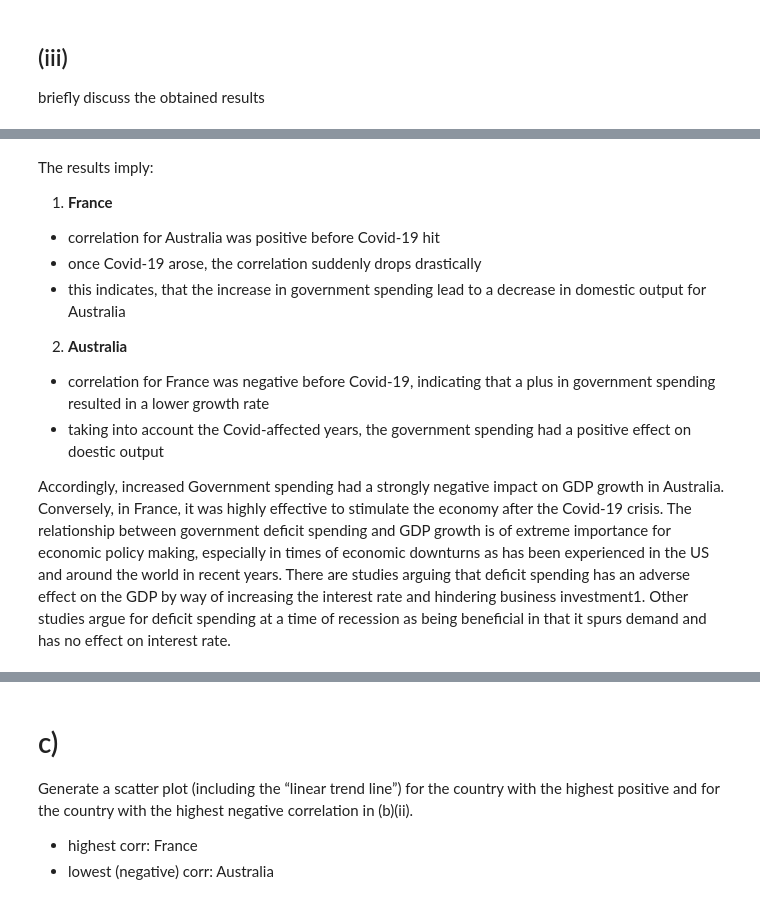
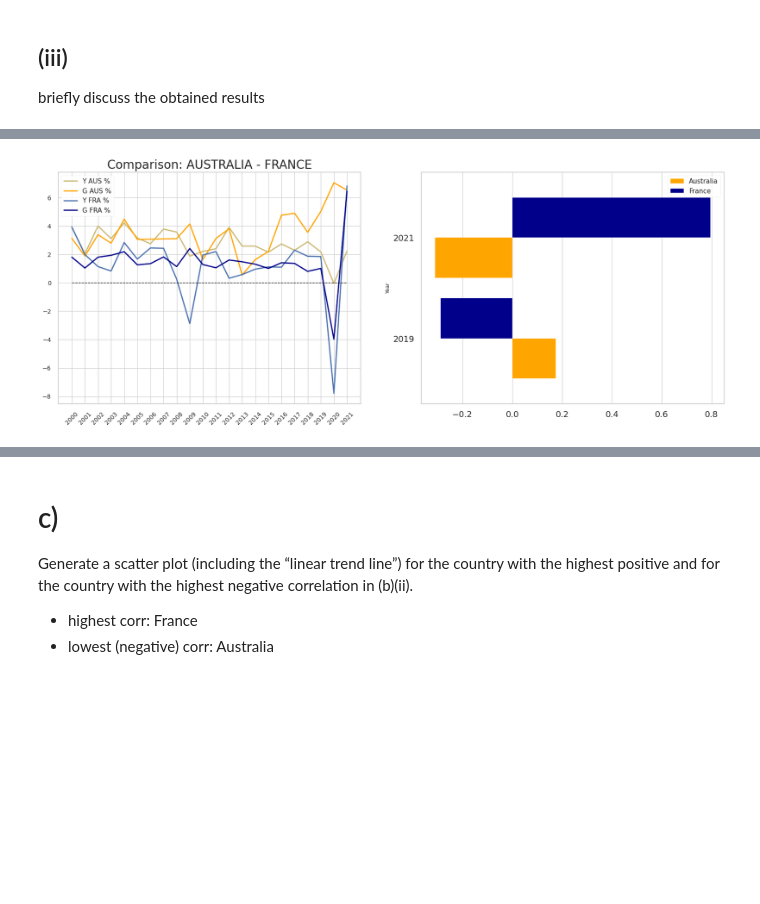
Before and after one commit to MarkusStefan/Economics, a Jupyter notebook: Int_Macro_Ex3.ipynb, the cells around one changed output, grey strips where cells are left out. Cells and saved outputs as stored; diff of their text form; code cells hidden in the pictures; blank space fills up the shorter version.

```diff
--- a/Int_Macro_Ex3.ipynb
+++ b/Int_Macro_Ex3.ipynb
@@ -262,14 +265,34 @@ plt.show()
-# %% [markdown]
-The results imply:
-
-1) **France**
-- correlation for Australia was positive before Covid-19 hit
-- once Covid-19 arose, the correlation suddenly drops drastically
-- this indicates, that the increase in government spending lead to a decrease in domestic output for Australia
-
-2) **Australia**
-- correlation for France was negative before Covid-19, indicating that a plus in government spending resulted in a lower growth rate
-- taking into account the Covid-affected years, the government spending had a positive effect on doestic output
-
-Accordingly, increased Government spending had a strongly negative impact on GDP growth in Australia. Conversely, in France, it was highly effective to stimulate the economy after the Covid-19 crisis.
-The relationship between government deficit spending and GDP growth is of extreme importance for economic policy making, especially in times of economic downturns as has been experienced in the US and around the world in recent years. There are studies arguing that deficit spending has an adverse effect on the GDP by way of increasing the interest rate and hindering business investment1. Other studies argue for deficit spending at a time of recession as being beneficial in that it spurs demand and has no effect on interest rate.
+# %%
+plt.style.use('seaborn-v0_8-paper')
+fig, ax = plt.subplots(1,2, figsize=(20,7))
+lwd = 2
+tick_lab_size=14
+
+ax[0].plot(Y.index, Y['Australia'], color='y', linewidth=lwd)
+ax[0].plot(G.index, G['Australia'], color='orange', linewidth=lwd)
+
+ax[0].plot(Y.index, Y['France'], color='b', linewidth=lwd)
+ax[0].plot(G.index, G['France'], color='darkblue', linewidth=lwd)
+
+lgnd = ['Y AUS %', 'G AUS %', 'Y FRA %', 'G FRA %']
+ax[0].legend(lgnd, prop={'size':11})
+ax[0].plot(Y.index, [0]*len(Y.index), color='k', linestyle='dashed', linewidth=1)
+ax[0].tick_params(axis='x', rotation=45)
+ax[0].tick_params(axis='both', labelsize=tick_lab_size-4)
+ax[0].set_title('Comparison: AUSTRALIA - FRANCE', size=20)
+
+################################################################################
+change_cor = pd.DataFrame({
+    'Year' : [2019, 2021],
+    'Australia' : [correlation(Y_,G_)[2], correlation(Y,G)[2]],
+    'France' : [correlation(Y_,G_)[5], correlation(Y,G)[5]]
+})
+change_cor.set_index('Year', inplace=True)
+
+change_cor.plot(kind='barh', ax=ax[1], color=('orange', 'darkblue'), width=0.8)
+ax[1].legend(change_cor.columns, prop={'size':11})
+ax[1].tick_params(axis='both', labelsize=tick_lab_size)
+ax[1].grid(axis='y')
+plt.show()
+# %% [output]
+[figure, added]
```
Also changed, not shown: parts of 12 cells of this notebook.
